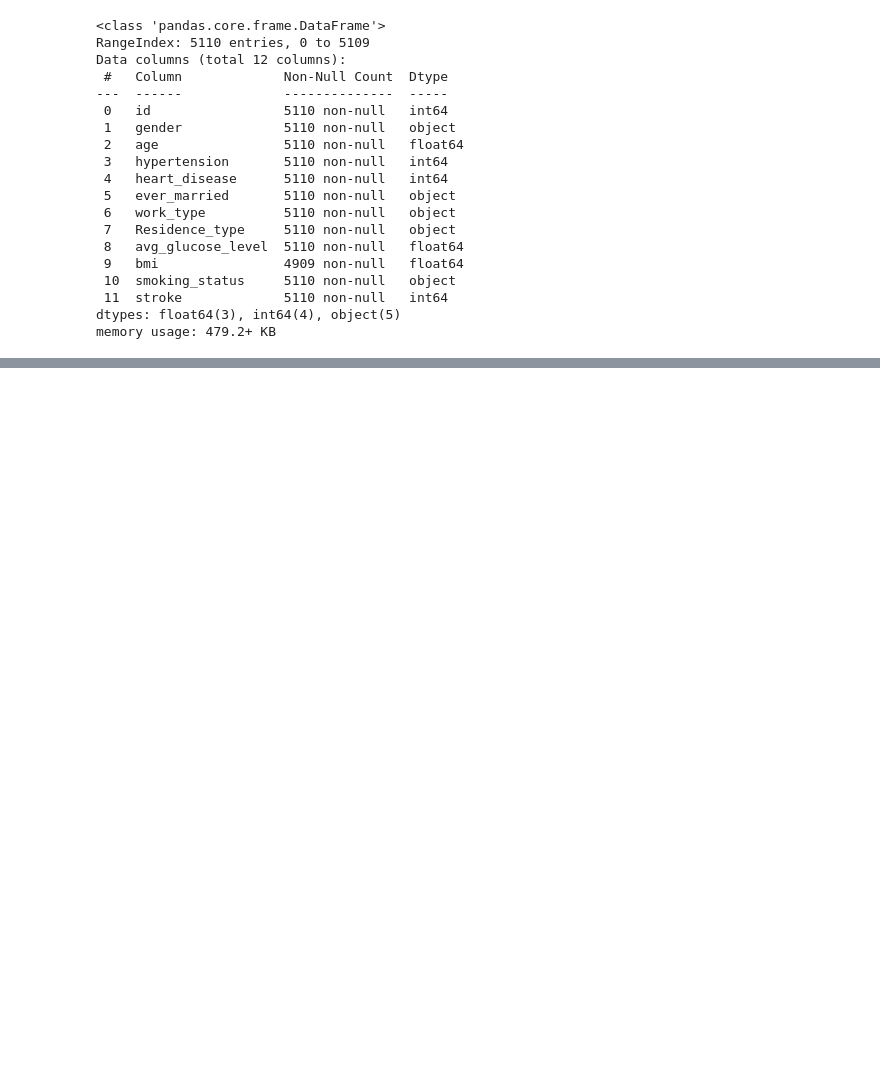
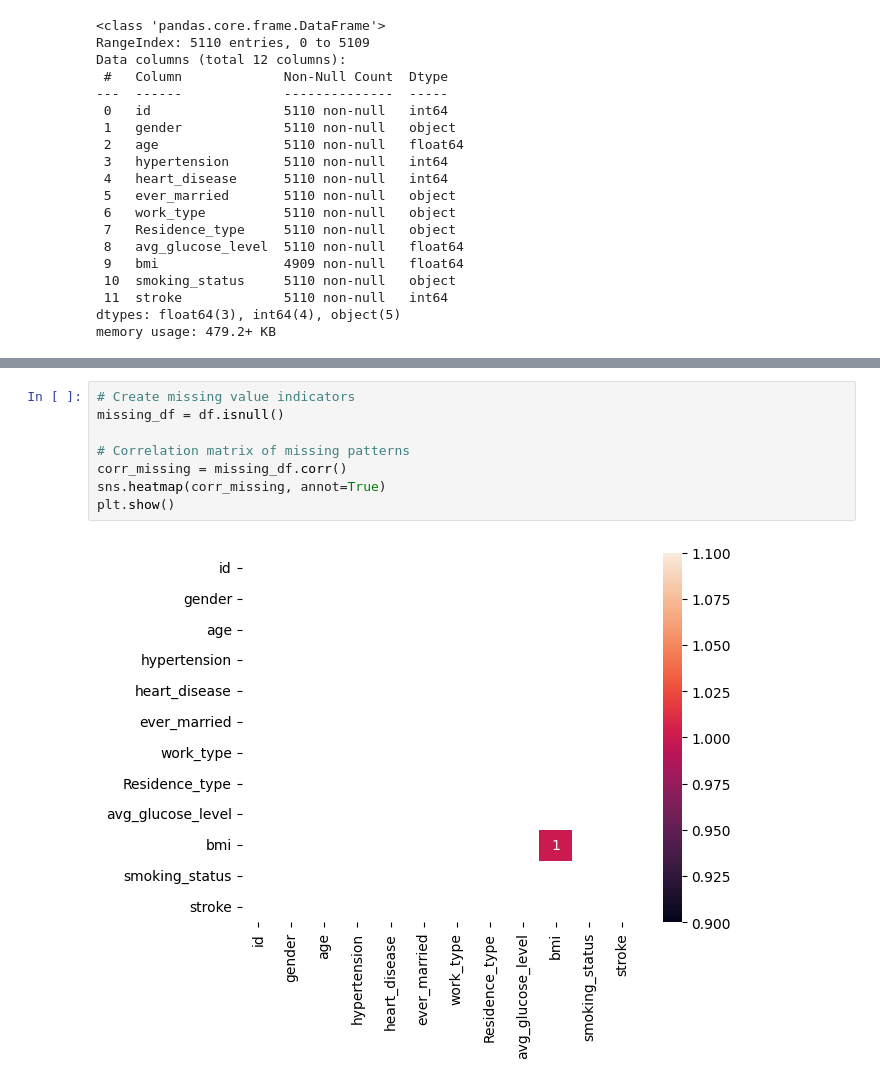
Before and after one commit to Kalindu-C/EDA_Assignment, a Jupyter notebook: notebook/ex_1.ipynb, the cells around one changed output, grey strips where cells are left out. Cells and saved outputs as stored; diff of their text form; blank space fills up the shorter version.

```diff
--- a/notebook/ex_1.ipynb
+++ b/notebook/ex_1.ipynb
@@ -50,0 +89,10 @@ memory usage: 479.2+ KB
+# %%
+# Create missing value indicators
+missing_df = df.isnull()
+
+# Correlation matrix of missing patterns
+corr_missing = missing_df.corr()
+sns.heatmap(corr_missing, annot=True)
+plt.show()
+# %% [output]
+[figure, added]
```
Also changed, not shown: parts of 57 cells of this notebook, 3 other files.
